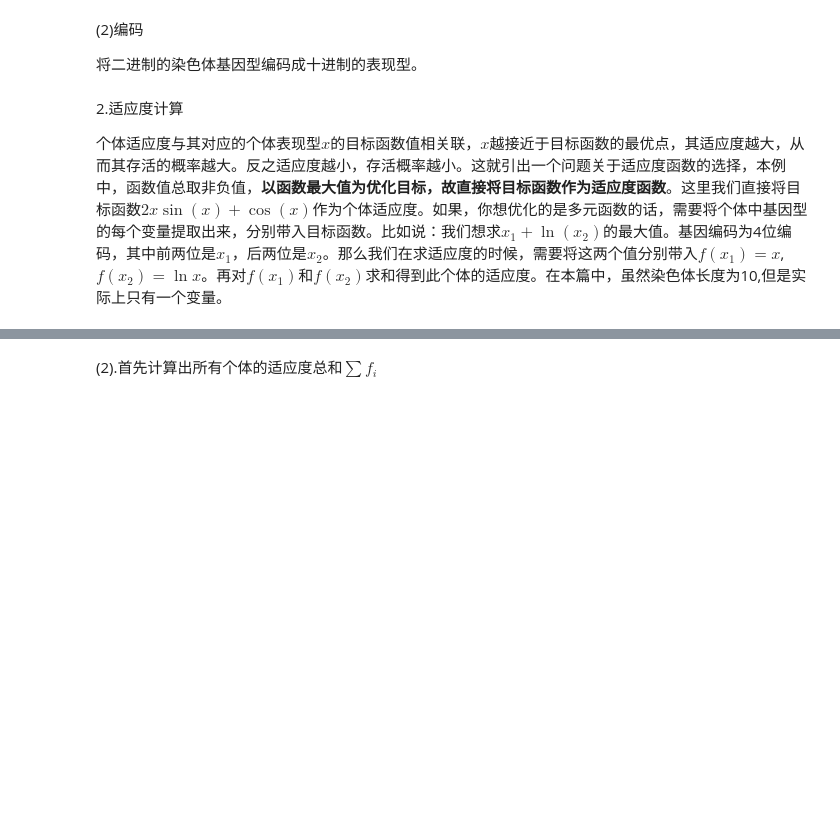
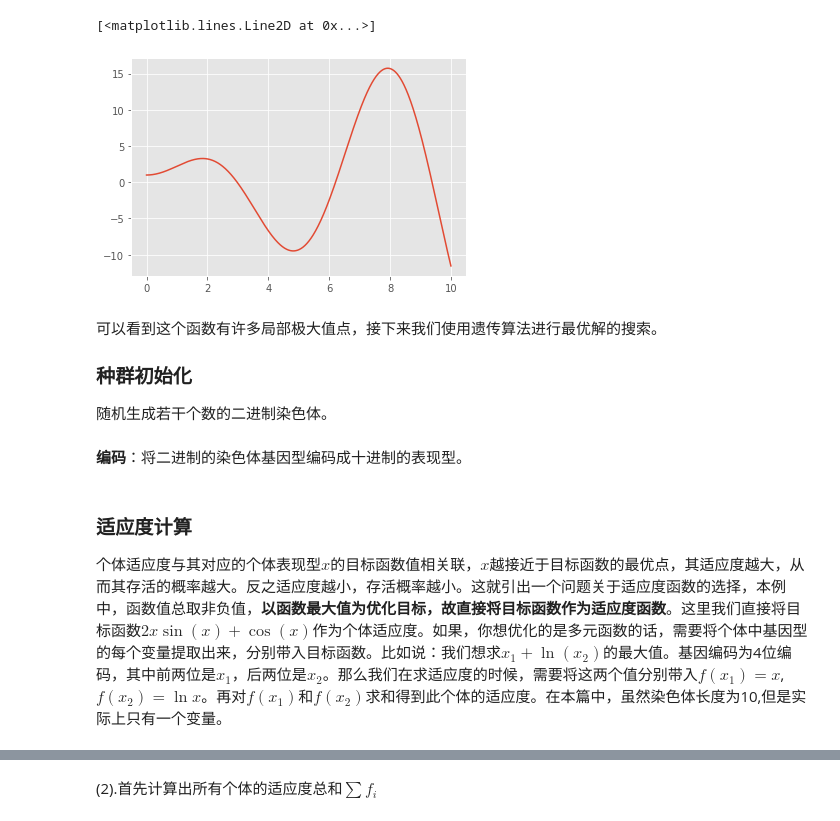
Before and after one commit to ThomsonRen/mathmodels, a Jupyter notebook: _sources/docs/ga.ipynb, the cells around one changed output, grey strips where cells are left out. Drawn from its saved outputs; the diff is of its cells as text; code cells hidden in the pictures; blank space fills up the shorter version.

```diff
--- a/_sources/docs/ga.ipynb
+++ b/_sources/docs/ga.ipynb
@@ -363,3 +362,23 @@ $$
+# %%
+import numpy as np
+import matplotlib.pyplot as plt
+plt.style.use('ggplot')
+%matplotlib inline
+x = [0.01*i for i in range(0,1000)]
+y = [2 *i * np.sin( i) + np.cos(i) for i in x]
+plt.plot(x,y)
+# %% [output]
+[<matplotlib.lines.Line2D at 0x...>]
+[figure, added]
+# %% [markdown]
+可以看到这个函数有许多局部极大值点，接下来我们使用遗传算法进行最优解的搜索。
+
+
+
+
+### 种群初始化
+
+随机生成若干个数的二进制染色体。
 # %%
 # -*-coding:utf-8 -*-
 #目标求解2*x*sin(x)+cos(x)最大值
@@ -381,9 +400,7 @@ def species_origin(population_size,chromosome_length):
     return population[1:]
             # 将种群返回，种群是个二维数组，个体和染色体两维
 # %% [markdown]
-(2)编码
-
-将二进制的染色体基因型编码成十进制的表现型。
+**编码**：将二进制的染色体基因型编码成十进制的表现型。
 # %%
 #从二进制到十进制
  #input:种群,染色体长度
@@ -400,7 +417,7 @@ def translation(population,chromosome_length):
     return temporary
    # 返回种群中所有个体编码完成后的十进制数
 # %% [markdown]
-2.适应度计算
+### 适应度计算
 
 个体适应度与其对应的个体表现型$x$的目标函数值相关联，$x$越接近于目标函数的最优点，其适应度越大，从而其存活的概率越大。反之适应度越小，存活概率越小。这就引出一个问题关于适应度函数的选择，本例中，函数值总取非负值，**以函数最大值为优化目标，故直接将目标函数作为适应度函数**。这里我们直接将目标函数$2x\sin(x)+\cos(x)$作为个体适应度。如果，你想优化的是多元函数的话，需要将个体中基因型的每个变量提取出来，分别带入目标函数。比如说：我们想求$x_1+\ln(x_2)$的最大值。基因编码为4位编码，其中前两位是$x_1$，后两位是$x_2$。那么我们在求适应度的时候，需要将这两个值分别带入$f(x_1)=x$,$f(x_2)=\ln x$。再对$f(x_1)$和$f(x_2)$求和得到此个体的适应度。在本篇中，虽然染色体长度为10,但是实际上只有一个变量。
 # %%
```
Also changed, not shown: parts of 12 cells of this notebook, 10 other files.
